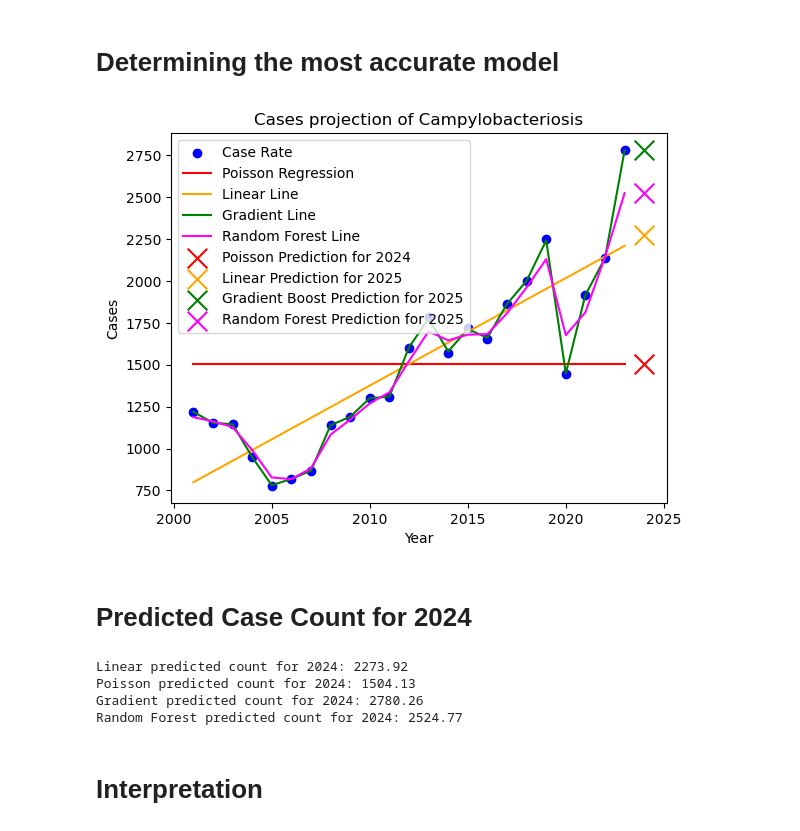
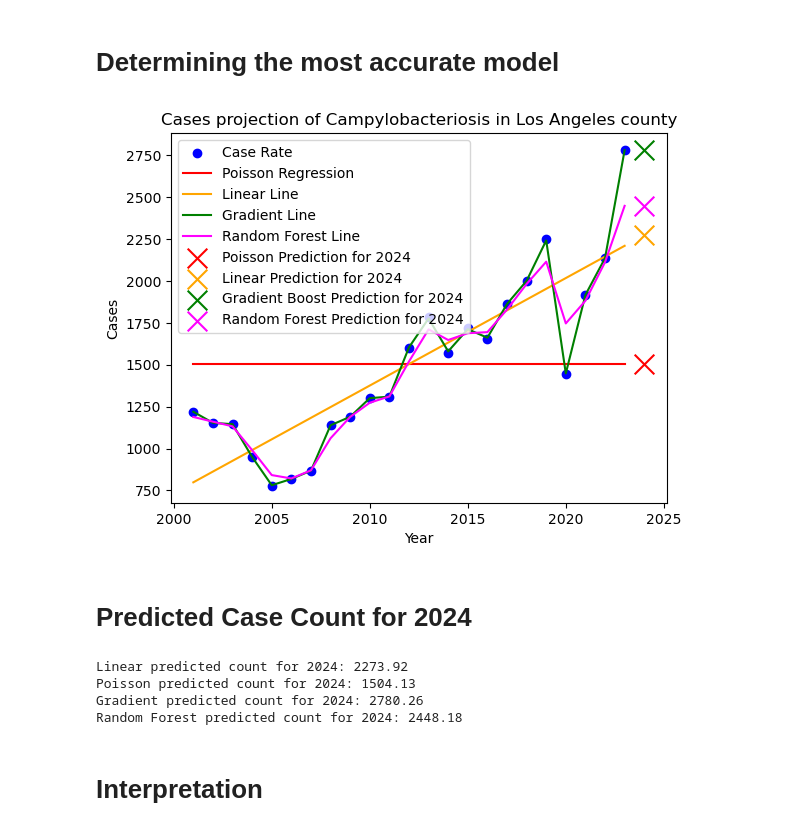
Before and after one commit to Jcardenas34/infectious_disease, a Jupyter notebook: notebooks/predict_disease_case_number.ipynb, the cells around one changed output. Cells and saved outputs as stored; diff of their text form; code cells hidden in the pictures.

Commit message:
Making changes to plots for accuracy, as well as clarifying comments in scripts

```diff
--- a/notebooks/predict_disease_case_number.ipynb
+++ b/notebooks/predict_disease_case_number.ipynb
@@ -13,7 +13,7 @@ import numpy as np
 import matplotlib.pyplot as plt
 # %%
 # Load the data from the dataset created with another jupyter notebook
-data = pd.read_csv('./Campylobacteriosis_case_rate_year_over_year.csv')
+data = pd.read_csv('../data/Campylobacteriosis_case_rate_year_over_year.csv')
 # %%
 # Lets see how each of the values are stored for interpretation
 data.dtypes
@@ -79,23 +79,23 @@ random_forest_predicted_count = random_forest_model.predict(next_year)
 # Determining the most accurate model
 # %%
 # Let's plot the predicted case rate for different models to see which fits the data best
-plt.scatter(data['Year'], data['Cases'], color='blue', label='Case Rate')
-plt.plot(data['Year'], poisson_model.predict(X), color='red', label='Poisson Regression')
-plt.plot(data['Year'], linear_model.predict(X), color='orange', label='Linear Line')
-plt.plot(data['Year'], gradient_boost_model.predict(X), color='green', label='Gradient Line')
-plt.plot(data['Year'], random_forest_model.predict(X), color='magenta', label='Random Forest Line')
-plt.scatter(year, poisson_predicted_count, color='red', marker='x', s=200, label='Poisson Prediction for {}'.format(year))
-plt.scatter(year, linear_predicted_count, color='orange', marker='x', s=200, label='Linear Prediction for 2025')
-plt.scatter(year, gradient_boost_predicted_count, color='green', marker='x', s=200, label='Gradient Boost Prediction for 2025')
-plt.scatter(year, random_forest_predicted_count, color='magenta', marker='x', s=200, label='Random Forest Prediction for 2025')
+plt.scatter(data['Year'], data['Cases'],         color='blue',   label='Case Rate')
+plt.plot(data['Year'], poisson_model.predict(X), color='red',    label='Poisson Regression')
+plt.plot(data['Year'], linear_model.predict(X),  color='orange', label='Linear Line')
+plt.plot(data['Year'], gradient_boost_model.predict(X), color='green',   label='Gradient Line')
+plt.plot(data['Year'], random_forest_model.predict(X),  color='magenta', label='Random Forest Line')
+plt.scatter(year, poisson_predicted_count,         color='red',     marker='x', s=200, label='Poisson Prediction for {}'.format(year))
+plt.scatter(year, linear_predicted_count,          color='orange',  marker='x', s=200, label='Linear Prediction for {}'.format(year))
+plt.scatter(year, gradient_boost_predicted_count,  color='green',   marker='x', s=200, label='Gradient Boost Prediction for {}'.format(year))
+plt.scatter(year, random_forest_predicted_count,   color='magenta', marker='x', s=200, label='Random Forest Prediction for {}'.format(year))
 
-plt.title("Cases projection of {}".format(data['Disease'][0]))
+plt.title("Cases projection of {} in {} county".format(data['Disease'][0],data['County'][0]))
 plt.xlabel('Year')
 plt.ylabel('Cases')
 plt.legend()
 plt.show()
 # %% [output]
-[figure, old version]
+[figure, new version]
 # %% [markdown]
 # Predicted Case Count for 2024
 # %%
@@ -108,7 +108,7 @@ print("Random Forest predicted count for {}: {:.2f}".format(year, random_forest_
 Linear predicted count for 2024: 2273.92
 Poisson predicted count for 2024: 1504.13
 Gradient predicted count for 2024: 2780.26
-Random Forest predicted count for 2024: 2524.77
+Random Forest predicted count for 2024: 2448.18
 # %% [markdown]
 # Interpretation
 # %% [markdown]
```
Also changed, not shown: parts of 2 cells of this notebook, 2 other files.
